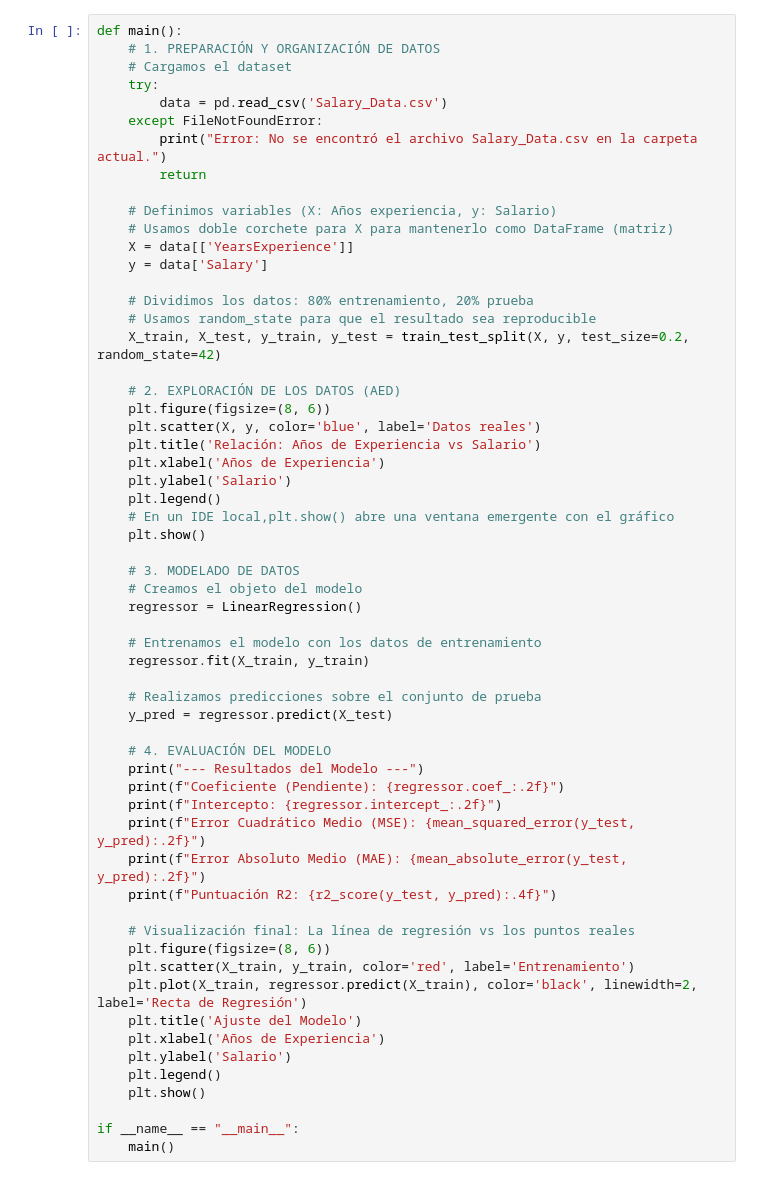
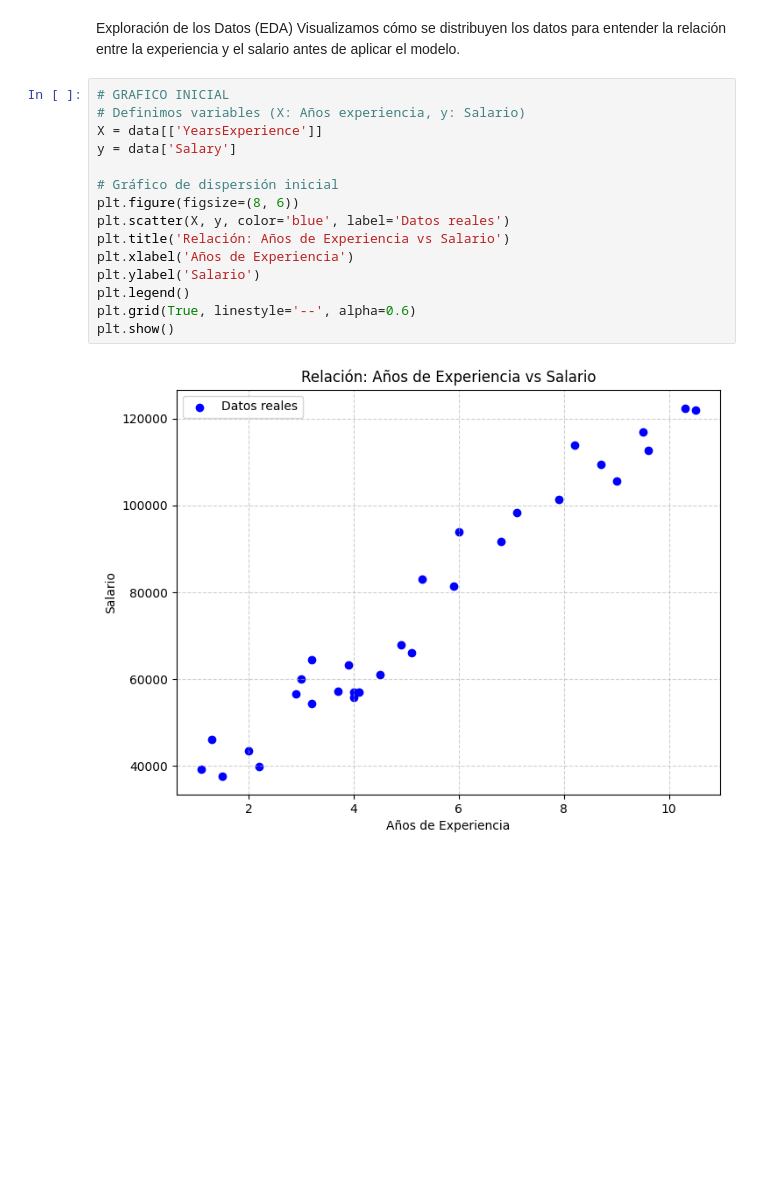
Before and after one commit to G1Martoz/Aprendizaje-Automatico, a Jupyter notebook: Semana 04/regresion_lineal.ipynb, the cells around one changed output. Cells and saved outputs as stored; diff of their text form; blank space fills up the shorter version.

```diff
--- a/Semana 04/regresion_lineal.ipynb
+++ b/Semana 04/regresion_lineal.ipynb
@@ -8,59 +20,20 @@ from sklearn.metrics import mean_squared_error, r2_score, mean_absolute_error
-# %%
-def main():
-    # 1. PREPARACIÓN Y ORGANIZACIÓN DE DATOS
-    # Cargamos el dataset
-    try:
-        data = pd.read_csv('Salary_Data.csv')
-    except FileNotFoundError:
-        print("Error: No se encontró el archivo Salary_Data.csv en la carpeta actual.")
-        return
-
-    # Definimos variables (X: Años experiencia, y: Salario)
-    # Usamos doble corchete para X para mantenerlo como DataFrame (matriz)
-    X = data[['YearsExperience']]
-    y = data['Salary']
-
-    # Dividimos los datos: 80% entrenamiento, 20% prueba
-    # Usamos random_state para que el resultado sea reproducible
-    X_train, X_test, y_train, y_test = train_test_split(X, y, test_size=0.2, random_state=42)
-
-    # 2. EXPLORACIÓN DE LOS DATOS (AED)
-    plt.figure(figsize=(8, 6))
-    plt.scatter(X, y, color='blue', label='Datos reales')
-    plt.title('Relación: Años de Experiencia vs Salario')
-    plt.xlabel('Años de Experiencia')
-    plt.ylabel('Salario')
-    plt.legend()
-    # En un IDE local,plt.show() abre una ventana emergente con el gráfico
-    plt.show()
-
-    # 3. MODELADO DE DATOS
-    # Creamos el objeto del modelo
-    regressor = LinearRegression()
-
-    # Entrenamos el modelo con los datos de entrenamiento
-    regressor.fit(X_train, y_train)
-
-    # Realizamos predicciones sobre el conjunto de prueba
-    y_pred = regressor.predict(X_test)
-
-    # 4. EVALUACIÓN DEL MODELO
-    print("--- Resultados del Modelo ---")
-    print(f"Coeficiente (Pendiente): {regressor.coef_:.2f}")
-    print(f"Intercepto: {regressor.intercept_:.2f}")
-    print(f"Error Cuadrático Medio (MSE): {mean_squared_error(y_test, y_pred):.2f}")
-    print(f"Error Absoluto Medio (MAE): {mean_absolute_error(y_test, y_pred):.2f}")
-    print(f"Puntuación R2: {r2_score(y_test, y_pred):.4f}")
-
-    # Visualización final: La línea de regresión vs los puntos reales
-    plt.figure(figsize=(8, 6))
-    plt.scatter(X_train, y_train, color='red', label='Entrenamiento')
-    plt.plot(X_train, regressor.predict(X_train), color='black', linewidth=2, label='Recta de Regresión')
-    plt.title('Ajuste del Modelo')
-    plt.xlabel('Años de Experiencia')
-    plt.ylabel('Salario')
-    plt.legend()
-    plt.show()
-
-if __name__ == "__main__":
-    main()
+# %% [markdown]
+Exploración de los Datos (EDA)
+Visualizamos cómo se distribuyen los datos para entender la relación entre la experiencia y el salario antes de aplicar el modelo.
+# %%
+# GRAFICO INICIAL
+# Definimos variables (X: Años experiencia, y: Salario)
+X = data[['YearsExperience']]
+y = data['Salary']
+
+# Gráfico de dispersión inicial
+plt.figure(figsize=(8, 6))
+plt.scatter(X, y, color='blue', label='Datos reales')
+plt.title('Relación: Años de Experiencia vs Salario')
+plt.xlabel('Años de Experiencia')
+plt.ylabel('Salario')
+plt.legend()
+plt.grid(True, linestyle='--', alpha=0.6)
+plt.show()
+# %% [output]
+[figure, added]
```
Also changed, not shown: parts of 6 cells of this notebook.
